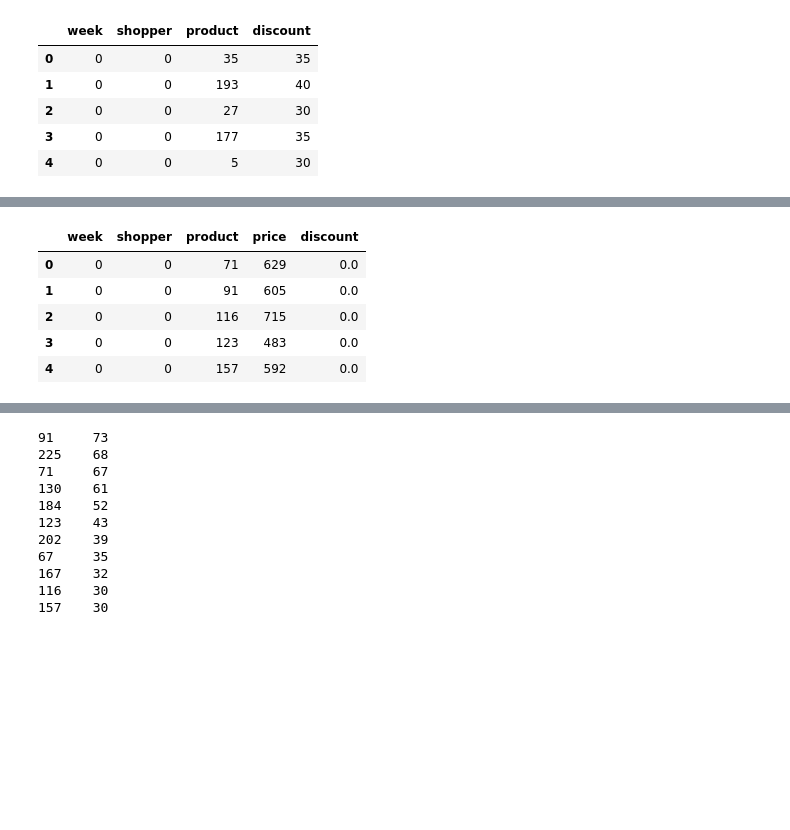
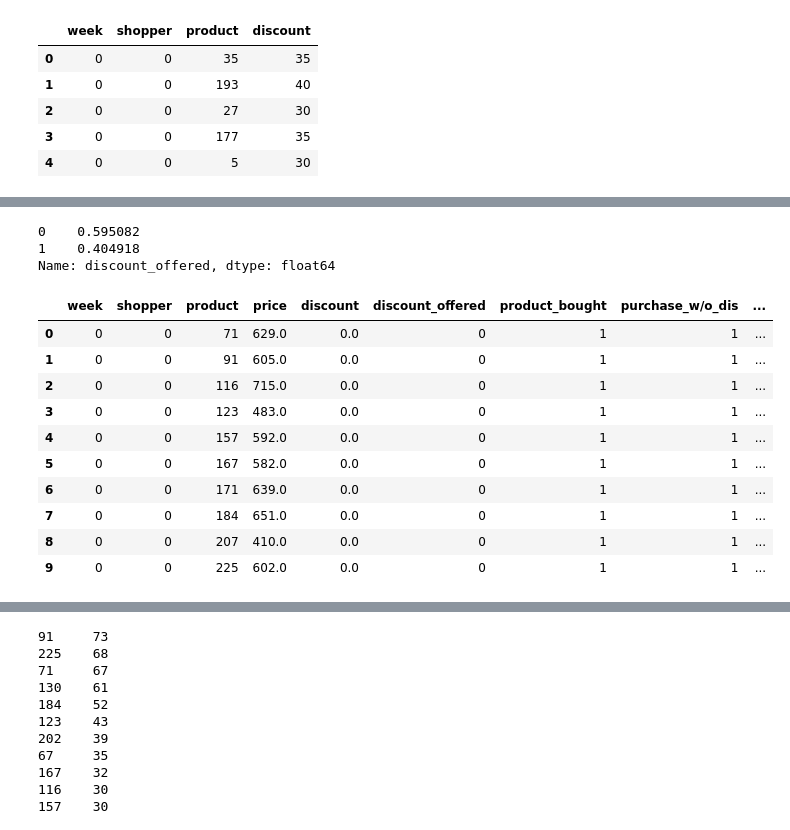
Before and after one commit to AsmirMumin/Retail-Coupon-Recommendation-for-Revenue-Optimization, a Jupyter notebook: mlim_ex3.ipynb, the cells around one changed output, grey strips where cells are left out. Saved outputs shown, nothing was run; the diff lists cells and outputs as text; code cells hidden in the pictures; blank space fills up the shorter version.

Commit message:
update train-test-spliting and feature engineering; to do: impute nans in final df (data_2)

```diff
--- a/mlim_ex3.ipynb
+++ b/mlim_ex3.ipynb
@@ -82,0 +77,6 @@ data.head()
+# %%
+data = pd.merge(baskets, coupons, on=['week','shopper','product'], how='outer')
+#after group discussion: changed left join to outer in order to get the information which products the shopper did NOT
+#buy and which products were NOT bought even though the shopper was offered a discount --> might indicate that the
+#shopper dislikes some products very much --> low to none probability of buying it in week 90
+data.head()
@@ -83,11 +90,32 @@ data.head()
 # %%
 data['discount'] = data['discount'].replace(np.nan, 0)
+# %%
+#discount offered to the shopper
+data["discount_offered"] = np.where(data.discount != 0, 1, 0)
+#product purchased
+data["product_bought"] = np.where(data.price.isna(), 0, 1)
+#purchase without having a discount
+data["purchase_w/o_dis"] = np.where(((data.product_bought == 1) & (data.discount_offered == 0)), 1, 0)
+#no purchase even though a discount was offered
+data["no_purchase_w_dis"] = np.where(((data.product_bought == 0) & (data.discount_offered == 1)), 1, 0)
+# %%
+# @Asmir: moved the code here and renamed the variable (before: discounted) --> we had the same variable, just two names
+data.discount_offered.value_counts()/len(data)
+# %% [output]
+0    0.595082
+1    0.404918
+Name: discount_offered, dtype: float64
 # %%
-data.head()
+data.head(10)
 # %% [output]
-|  | week | shopper | product | price | discount |
-| 0 | 0 | 0 | 71 | 629 | 0.0 |
-| 1 | 0 | 0 | 91 | 605 | 0.0 |
-| 2 | 0 | 0 | 116 | 715 | 0.0 |
-| 3 | 0 | 0 | 123 | 483 | 0.0 |
-| 4 | 0 | 0 | 157 | 592 | 0.0 |
+|  | week | shopper | product | price | discount | discount_offered | product_bought | purchase_w/o_dis | ... |
+| 0 | 0 | 0 | 71 | 629.0 | 0.0 | 0 | 1 | 1 | ... |
+| 1 | 0 | 0 | 91 | 605.0 | 0.0 | 0 | 1 | 1 | ... |
+| 2 | 0 | 0 | 116 | 715.0 | 0.0 | 0 | 1 | 1 | ... |
+| 3 | 0 | 0 | 123 | 483.0 | 0.0 | 0 | 1 | 1 | ... |
+| 4 | 0 | 0 | 157 | 592.0 | 0.0 | 0 | 1 | 1 | ... |
+| 5 | 0 | 0 | 167 | 582.0 | 0.0 | 0 | 1 | 1 | ... |
+| 6 | 0 | 0 | 171 | 639.0 | 0.0 | 0 | 1 | 1 | ... |
+| 7 | 0 | 0 | 184 | 651.0 | 0.0 | 0 | 1 | 1 | ... |
+| 8 | 0 | 0 | 207 | 410.0 | 0.0 | 0 | 1 | 1 | ... |
+| 9 | 0 | 0 | 225 | 602.0 | 0.0 | 0 | 1 | 1 | ... |
```
Also changed, not shown: parts of 45 cells of this notebook.
